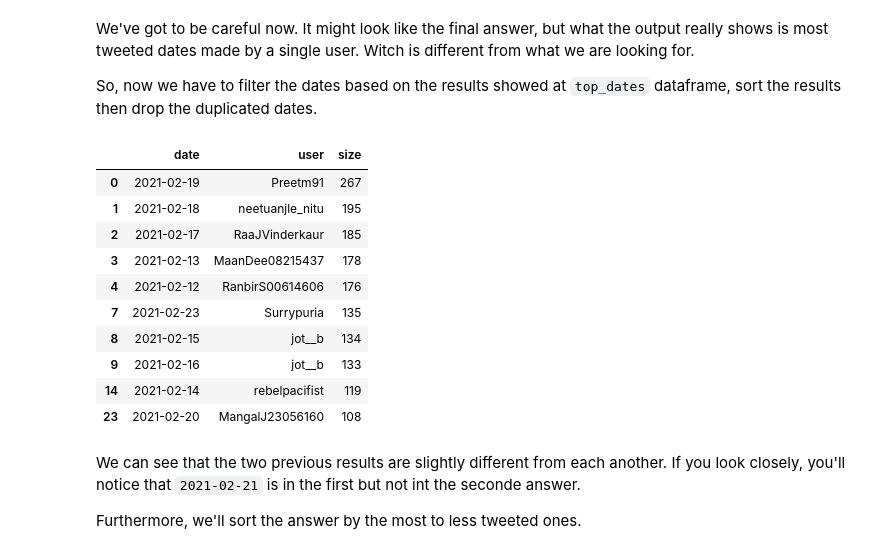
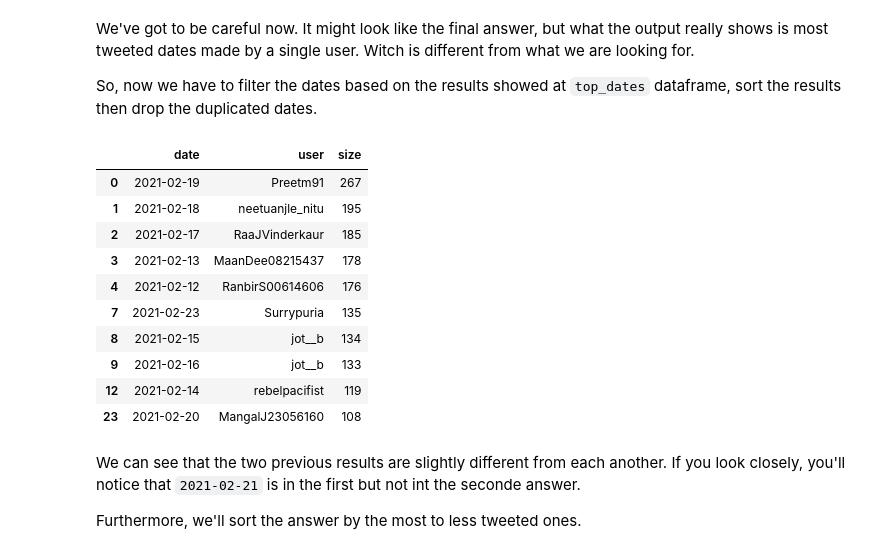
Before and after one commit to arthurkko/latam-challenge, a Jupyter notebook: src/challenge.ipynb, the cells around one changed output. Drawn from its saved outputs; the diff is of its cells as text; code cells hidden in the pictures.

```diff
--- a/src/challenge.ipynb
+++ b/src/challenge.ipynb
@@ -19,7 +27,7 @@ The amount of data sums up to 117407 lines of json objects.
 
 To work with the data we have to extract it from the json file. To do that will run the follwing lines of code.
 # %%
-file_path = "../farmers-protest-tweets-2021-2-4.json"
+file_path = "farmers-protest-tweets-2021-2-4.json"
 # file_path = "test.json"
 with open(file_path, 'r') as file:
     data_list = []
@@ -214,19 +222,19 @@ We've got to be careful now. It might look like the final answer, but what the o
 So, now we have to filter the dates based on the results showed at `top_dates` dataframe, sort the results then drop the duplicated dates.
 # %%
 dates = top_dates.date.to_list()
-top_users = grouped_user.set_index("date").loc[dates].sort_values(by="size", ascending=False).reset_index().drop_duplicates(subset=["date"])
+top_users = df_q1.groupby(["date", "user"], as_index=False).size().set_index("date").loc[dates].sort_values(by="size", ascending=False).reset_index().drop_duplicates(subset=["date"])
 top_users
 # %% [output]
 |  | date | user | size |
 | 0 | 2021-02-19 | Preetm91 | 267 |
 | 1 | 2021-02-18 | neetuanjle_nitu | 195 |
 | 2 | 2021-02-17 | RaaJVinderkaur | 185 |
 | 3 | 2021-02-13 | MaanDee08215437 | 178 |
 | 4 | 2021-02-12 | RanbirS00614606 | 176 |
 | 7 | 2021-02-23 | Surrypuria | 135 |
 | 8 | 2021-02-15 | jot__b | 134 |
 | 9 | 2021-02-16 | jot__b | 133 |
-| 14 | 2021-02-14 | rebelpacifist | 119 |
+| 12 | 2021-02-14 | rebelpacifist | 119 |
 | 23 | 2021-02-20 | MangalJ23056160 | 108 |
 # %% [markdown]
 We can see that the two previous results are slightly different from each another. If you look closely, you'll notice that `2021-02-21` is in the first but not int the seconde answer.
```
Also changed, not shown: parts of 4 cells of this notebook, 2 other files.
